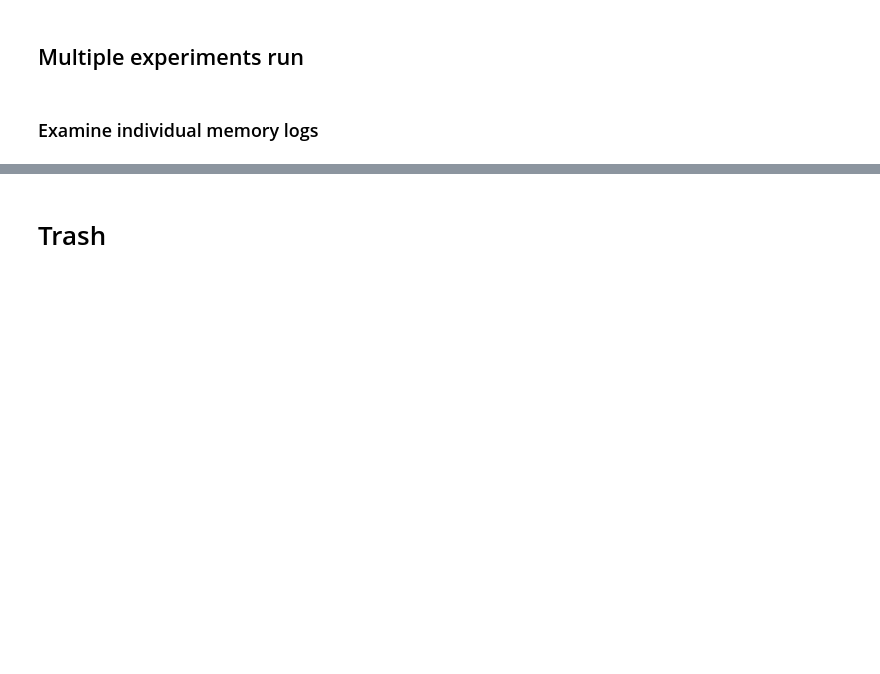
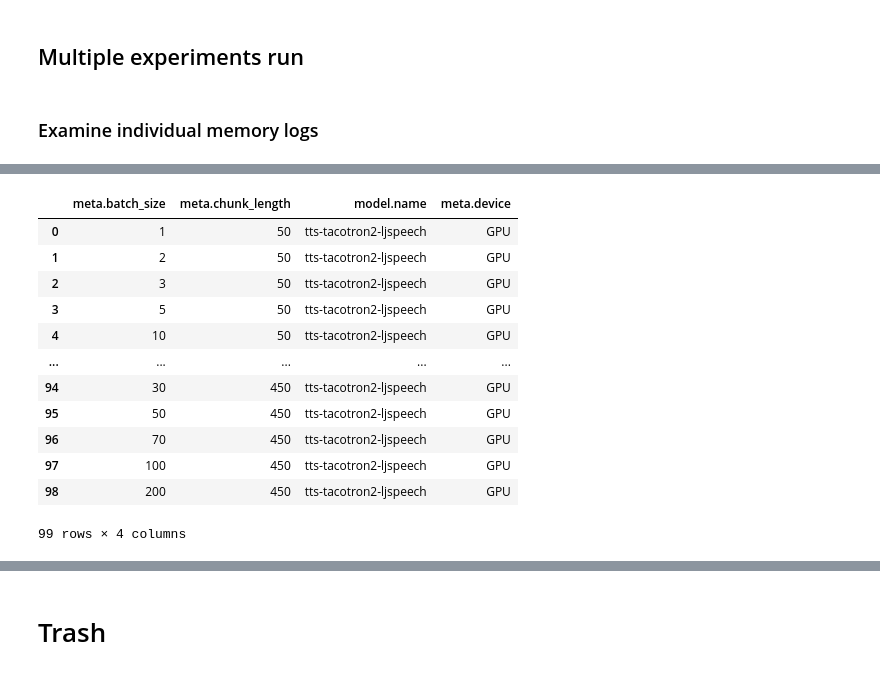
Before and after one commit to vodkolav/ArticleReader, a Jupyter notebook: Benchmarking.ipynb, the cells around one changed output, grey strips where cells are left out. Drawn from its saved outputs; the diff is of its cells as text; code cells hidden in the pictures; blank space fills up the shorter version.

Commit message:
WIP: Grid spanning

```diff
--- a/Benchmarking.ipynb
+++ b/Benchmarking.ipynb
@@ -243,0 +254,8 @@ torch.torch_version.internal_version
+# %%
+grid = {
+        "meta.device": ["GPU"],
+        "model.name": ["tts-tacotron2-ljspeech"],
+        #"vocoder_model": ["tts-hifigan-ljspeech"],
+        "meta.chunk_length": range(50, 500, 50),
+        "meta.batch_size": (1, 2, 3, 5, 10, 20, 30, 50, 70, 100, 200),
+    }
@@ -243,0 +295,5 @@ torch.torch_version.internal_version
+# %%
+from Benchmarking.utils import permutations
+
+cases = permutations(grid)
+cases
@@ -243,0 +370,16 @@ torch.torch_version.internal_version
+# %%
+pd.DataFrame(cases)
+# %% [output]
+|  | meta.batch_size | meta.chunk_length | model.name | meta.device |
+| 0 | 1 | 50 | tts-tacotron2-ljspeech | GPU |
+| 1 | 2 | 50 | tts-tacotron2-ljspeech | GPU |
+| 2 | 3 | 50 | tts-tacotron2-ljspeech | GPU |
+| 3 | 5 | 50 | tts-tacotron2-ljspeech | GPU |
+| 4 | 10 | 50 | tts-tacotron2-ljspeech | GPU |
+| ... | ... | ... | ... | ... |
+| 94 | 30 | 450 | tts-tacotron2-ljspeech | GPU |
+| 95 | 50 | 450 | tts-tacotron2-ljspeech | GPU |
+| 96 | 70 | 450 | tts-tacotron2-ljspeech | GPU |
+| 97 | 100 | 450 | tts-tacotron2-ljspeech | GPU |
+| 98 | 200 | 450 | tts-tacotron2-ljspeech | GPU |
+99 rows × 4 columns
```
Also changed, not shown: parts of 18 cells of this notebook, 3 other files.
